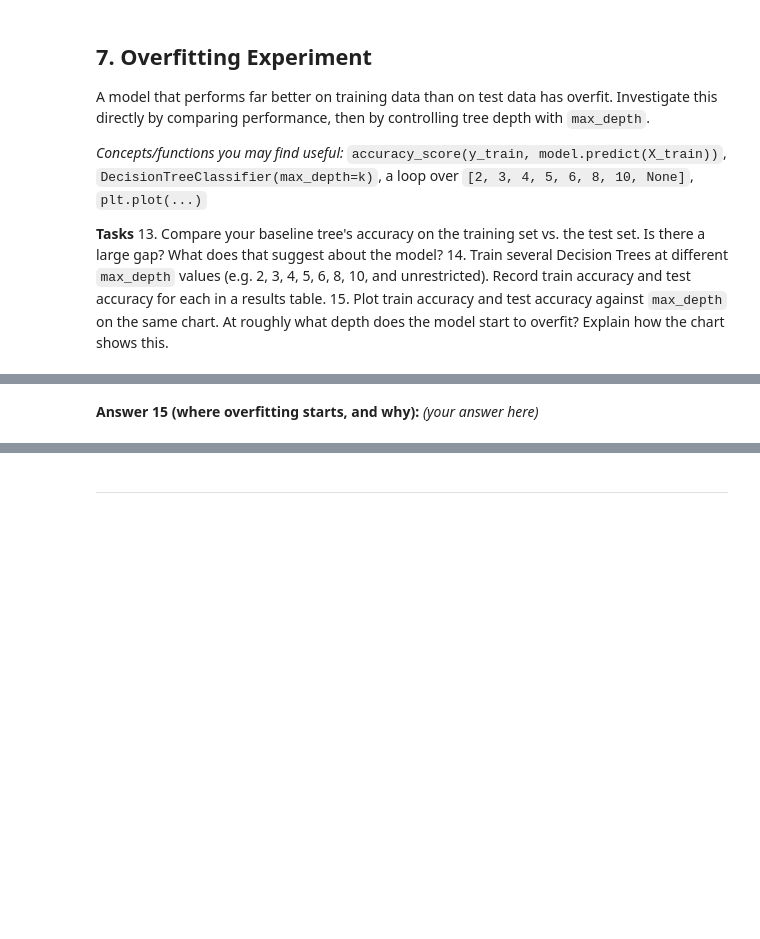
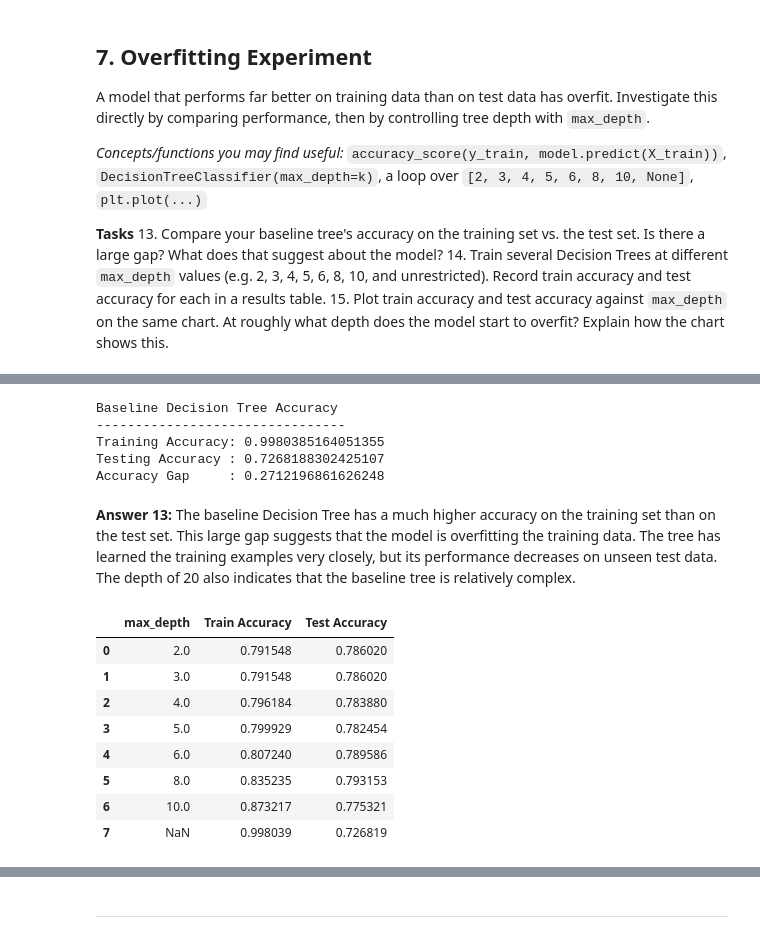
Before and after one commit to arshadalikhokhar05-sketch/machine-learning-data-preprocessing-lab, a Jupyter notebook: Lab3_Decision_Tree_Template.ipynb, the cells around one changed output, grey strips where cells are left out. Cells and saved outputs as stored; diff of their text form; code cells hidden in the pictures; blank space fills up the shorter version.

```diff
--- a/Lab3_Decision_Tree_Template.ipynb
+++ b/Lab3_Decision_Tree_Template.ipynb
@@ -373,3 +376,66 @@ depths = [2, 3, 4, 5, 6, 8, 10, None]
-# %% [markdown]
-**Answer 15 (where overfitting starts, and why):**
-_(your answer here)_
+# %%
+# Task 13 — compare baseline train vs. test accuracy
+train_accuracy = accuracy_score(y_train, y_train_pred)
+test_accuracy = accuracy_score(y_test, y_test_pred)
+
+print("Baseline Decision Tree Accuracy")
+print("--------------------------------")
+print("Training Accuracy:", train_accuracy)
+print("Testing Accuracy :", test_accuracy)
+print("Accuracy Gap     :", train_accuracy - test_accuracy)
+# %% [output]
+Baseline Decision Tree Accuracy
+--------------------------------
+Training Accuracy: 0.9980385164051355
+Testing Accuracy : 0.7268188302425107
+Accuracy Gap     : 0.2712196861626248
+# %% [markdown]
+**Answer 13:**
+The baseline Decision Tree has a much higher accuracy on the training set than on the test set. This large gap suggests that the model is overfitting the training data. The tree has learned the training examples very closely, but its performance decreases on unseen test data. The depth of 20 also indicates that the baseline tree is relatively complex.
+# %%
+# Task 14 — loop over max_depth values, record train/test accuracy
+
+depths = [2, 3, 4, 5, 6, 8, 10, None]
+
+train_accuracies = []
+test_accuracies = []
+
+for depth in depths:
+    model = DecisionTreeClassifier(
+        max_depth=depth,
+        random_state=42
+    )
+
+    # Train the model
+    model.fit(X_train, y_train)
+
+    # Predict on training and testing data
+    train_pred = model.predict(X_train)
+    test_pred = model.predict(X_test)
+
+    # Calculate accuracies
+    train_acc = accuracy_score(y_train, train_pred)
+    test_acc = accuracy_score(y_test, test_pred)
+
+    # Store results
+    train_accuracies.append(train_acc)
+    test_accuracies.append(test_acc)
+
+# Create results table
+results_df = pd.DataFrame({
+    "max_depth": depths,
+    "Train Accuracy": train_accuracies,
+    "Test Accuracy": test_accuracies
+})
+
+results_df
+# %% [output]
+|  | max_depth | Train Accuracy | Test Accuracy |
+| 0 | 2.0 | 0.791548 | 0.786020 |
+| 1 | 3.0 | 0.791548 | 0.786020 |
+| 2 | 4.0 | 0.796184 | 0.783880 |
+| 3 | 5.0 | 0.799929 | 0.782454 |
+| 4 | 6.0 | 0.807240 | 0.789586 |
+| 5 | 8.0 | 0.835235 | 0.793153 |
+| 6 | 10.0 | 0.873217 | 0.775321 |
+| 7 | NaN | 0.998039 | 0.726819 |
```
Also changed, not shown: parts of 33 cells of this notebook.
